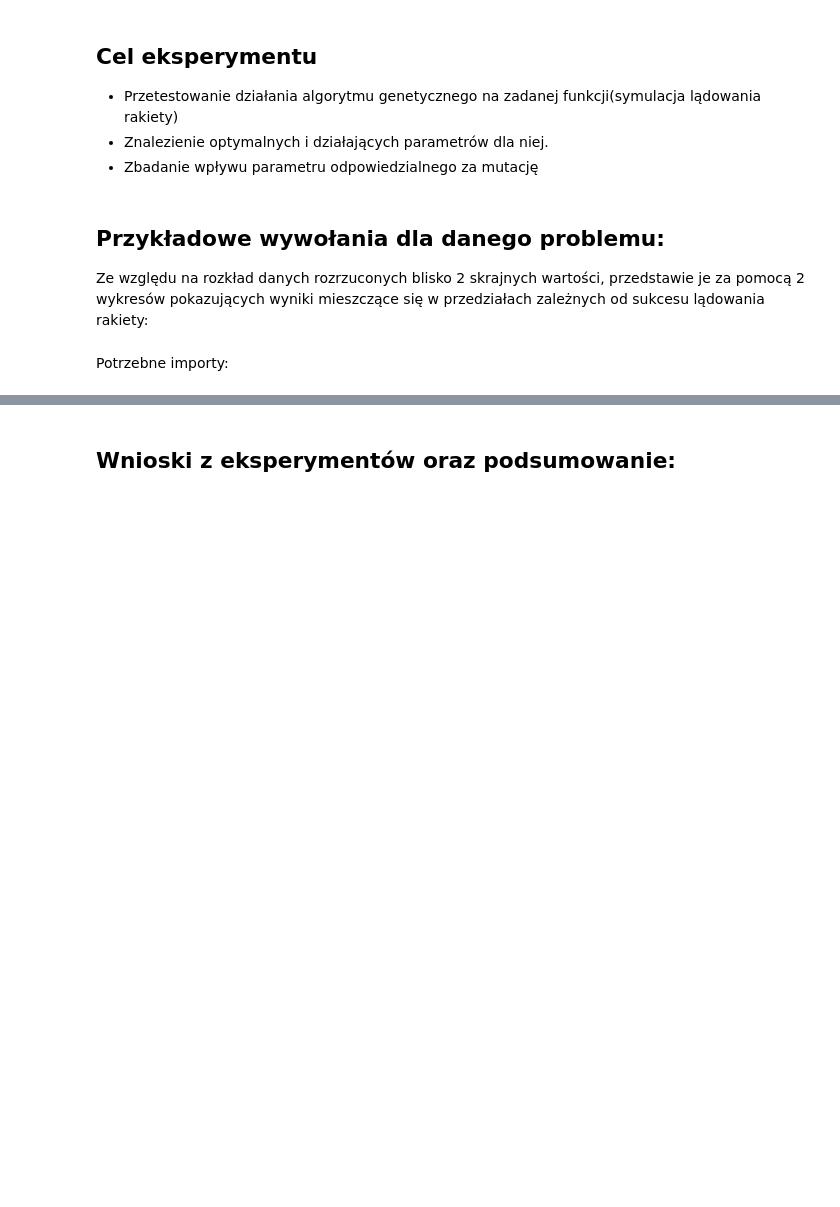
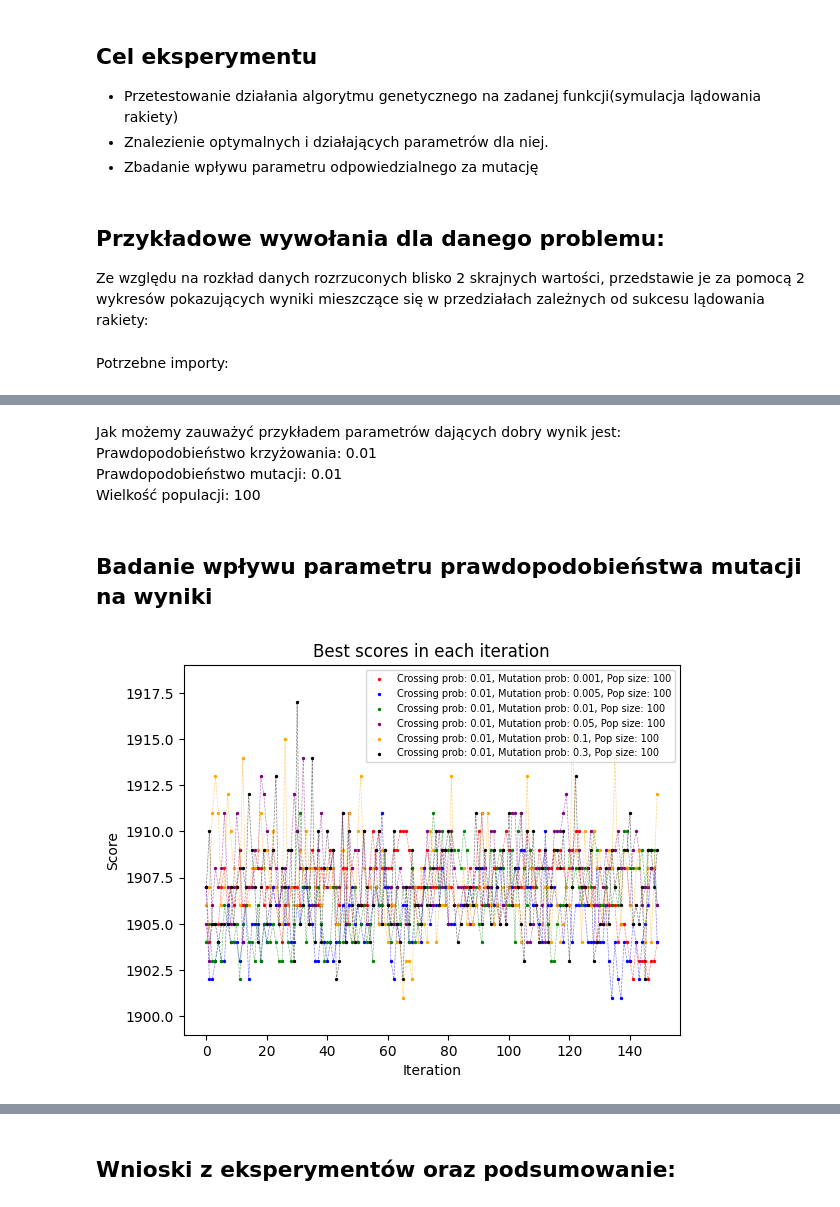
Before and after one commit to mbo009/WSI23Z, a Jupyter notebook: LAB02/raport.ipynb, the cells around one changed output, grey strips where cells are left out. Drawn from its saved outputs; the diff is of its cells as text; code cells hidden in the pictures; blank space fills up the shorter version.

```diff
--- a/LAB02/raport.ipynb
+++ b/LAB02/raport.ipynb
@@ -25,0 +30,14 @@ plotBSHistories(BSHistories, paramsArray, colorsArray, -1)
+# %% [markdown]
+Jak możemy zauważyć przykładem parametrów dających dobry wynik jest: <br>
+Prawdopodobieństwo krzyżowania: 0.01 <br>
+Prawdopodobieństwo mutacji: 0.01 <br>
+Wielkość populacji: 100 <br>
+# %% [markdown]
+## Badanie wpływu parametru prawdopodobieństwa mutacji na wyniki
+# %%
+paramsArray = [[0.01, 0.001, 100], [0.01, 0.005, 100], [0.01, 0.01, 100], [0.01, 0.05, 100], [0.01, 0.1, 100], [0.01, 0.3, 100]]
+colorsArray = ["red", "blue", 'green', 'purple', 'orange', 'black']
+BSHistories, avgHistories = getSolverHistories(paramsArray, 150)
+plotHistories(BSHistories, paramsArray, colorsArray, "Best scores in each iteration", 1, True)
+# %% [output]
+[figure, added]
```
Also changed, not shown: parts of 8 cells of this notebook, 3 other files.
